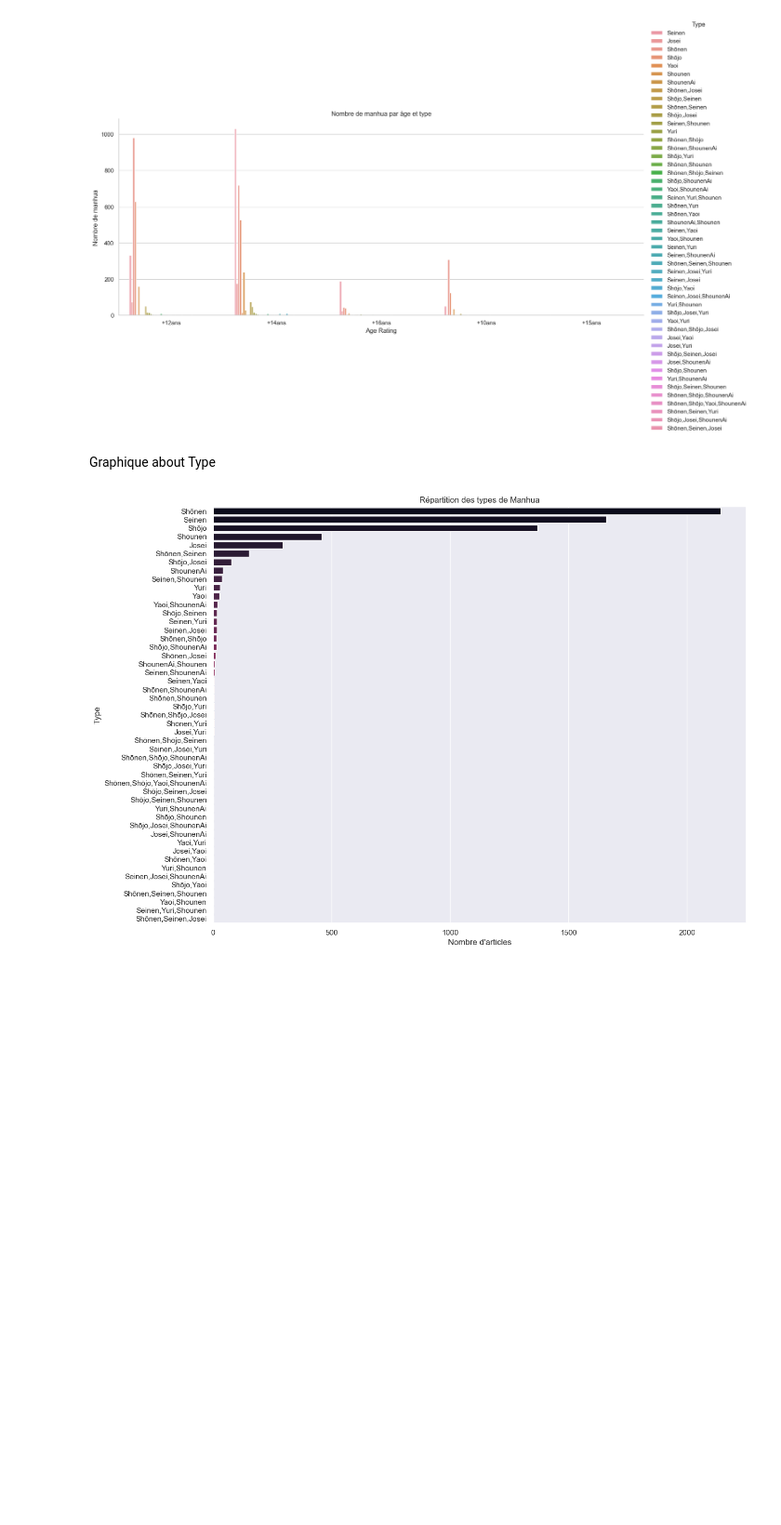
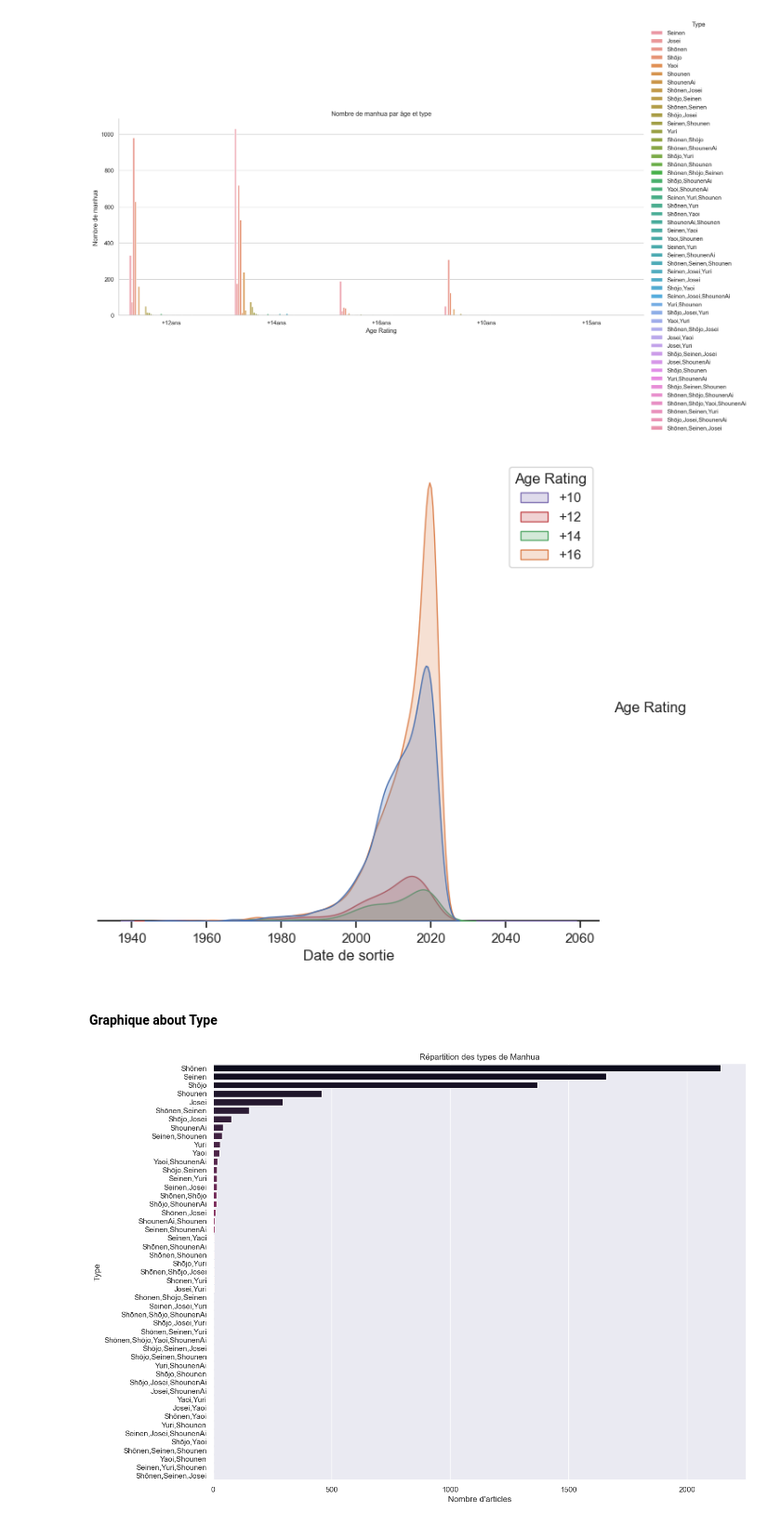
Before and after one commit to aless124/DATA, a Jupyter notebook: Final_Exam/Script_MongoDB.ipynb, the cells around one changed output. Shown: that part at 93% size. Drawn from its saved outputs; the diff is of its cells as text; code cells hidden in the pictures; blank space fills up the shorter version.

```diff
--- a/Final_Exam/Script_MongoDB.ipynb
+++ b/Final_Exam/Script_MongoDB.ipynb
@@ -134,8 +146,26 @@ plt.ylabel("Nombre de manhua")
 plt.show()
 # %% [output]
 [figure]
+# %%
+# Sélectionner les colonnes à inclure dans le scatterplot matrix
+cols = ['Date de sortie', 'Type', 'Age Rating']
+
+# Sélection des colonnes pertinentes
+cols = ['Titre', 'Type', 'Origine', 'Source Statuts', 'Age Rating', 'Date de sortie']
+df = df[cols]
+
+
+# Créer la Scatterplot Matrix
+sns.pairplot(df, hue='Age Rating', corner=True, height=6)
+
+# Ajouter une légende
+plt.legend(title='Age Rating', labels=['+10', '+12', '+14', '+16'])
+# Afficher le graphique
+plt.show()
+# %% [output]
+[figure, added]
 # %% [markdown]
-Graphique about Type
+#### **Graphique about Type**
 # %%
 # Créer un compteur pour chaque type
 types_count = df['Type'].value_counts()
```
Also changed, not shown: parts of 12 cells of this notebook.
